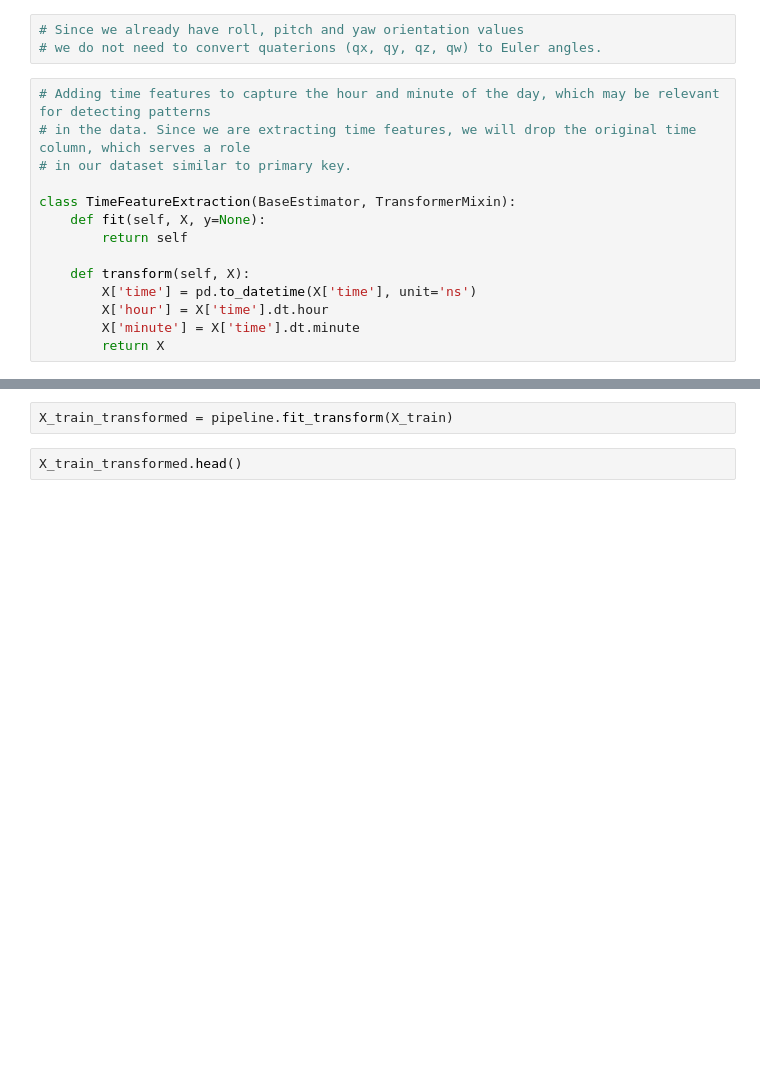
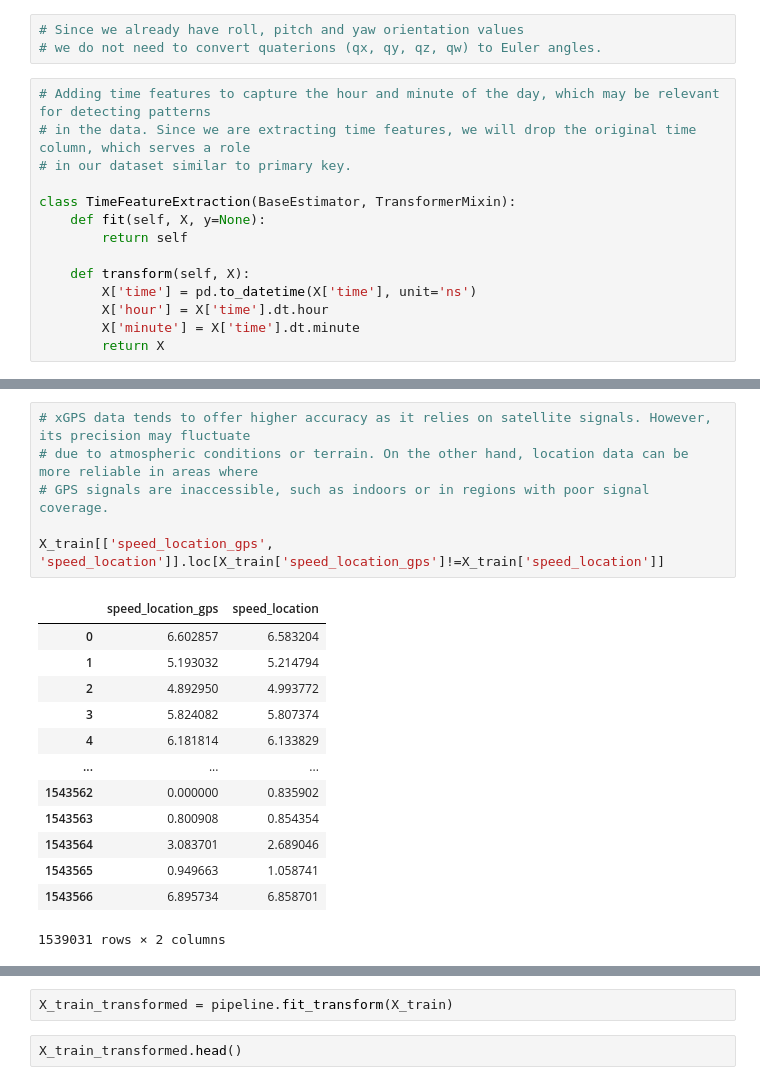
Before and after one commit to sienkozuzanna/ml-activity-detection, a Jupyter notebook: features engineering/feature_engineering_pipelines.ipynb, the cells around one changed output, grey strips where cells are left out. Cells and saved outputs as stored; diff of their text form; blank space fills up the shorter version.

```diff
--- a/features engineering/feature_engineering_pipelines.ipynb
+++ b/features engineering/feature_engineering_pipelines.ipynb
@@ -65,0 +114,20 @@ class TimeFeatureExtraction(BaseEstimator, TransformerMixin):
+# %%
+# xGPS data tends to offer higher accuracy as it relies on satellite signals. However, its precision may fluctuate
+# due to atmospheric conditions or terrain. On the other hand, location data can be more reliable in areas where
+# GPS signals are inaccessible, such as indoors or in regions with poor signal coverage.
+
+X_train[['speed_location_gps', 'speed_location']].loc[X_train['speed_location_gps']!=X_train['speed_location']]
+# %% [output]
+|  | speed_location_gps | speed_location |
+| 0 | 6.602857 | 6.583204 |
+| 1 | 5.193032 | 5.214794 |
+| 2 | 4.892950 | 4.993772 |
+| 3 | 5.824082 | 5.807374 |
+| 4 | 6.181814 | 6.133829 |
+| ... | ... | ... |
+| 1543562 | 0.000000 | 0.835902 |
+| 1543563 | 0.800908 | 0.854354 |
+| 1543564 | 3.083701 | 2.689046 |
+| 1543565 | 0.949663 | 1.058741 |
+| 1543566 | 6.895734 | 6.858701 |
+1539031 rows × 2 columns
```
Also changed, not shown: parts of 30 cells of this notebook, 1 other file.
